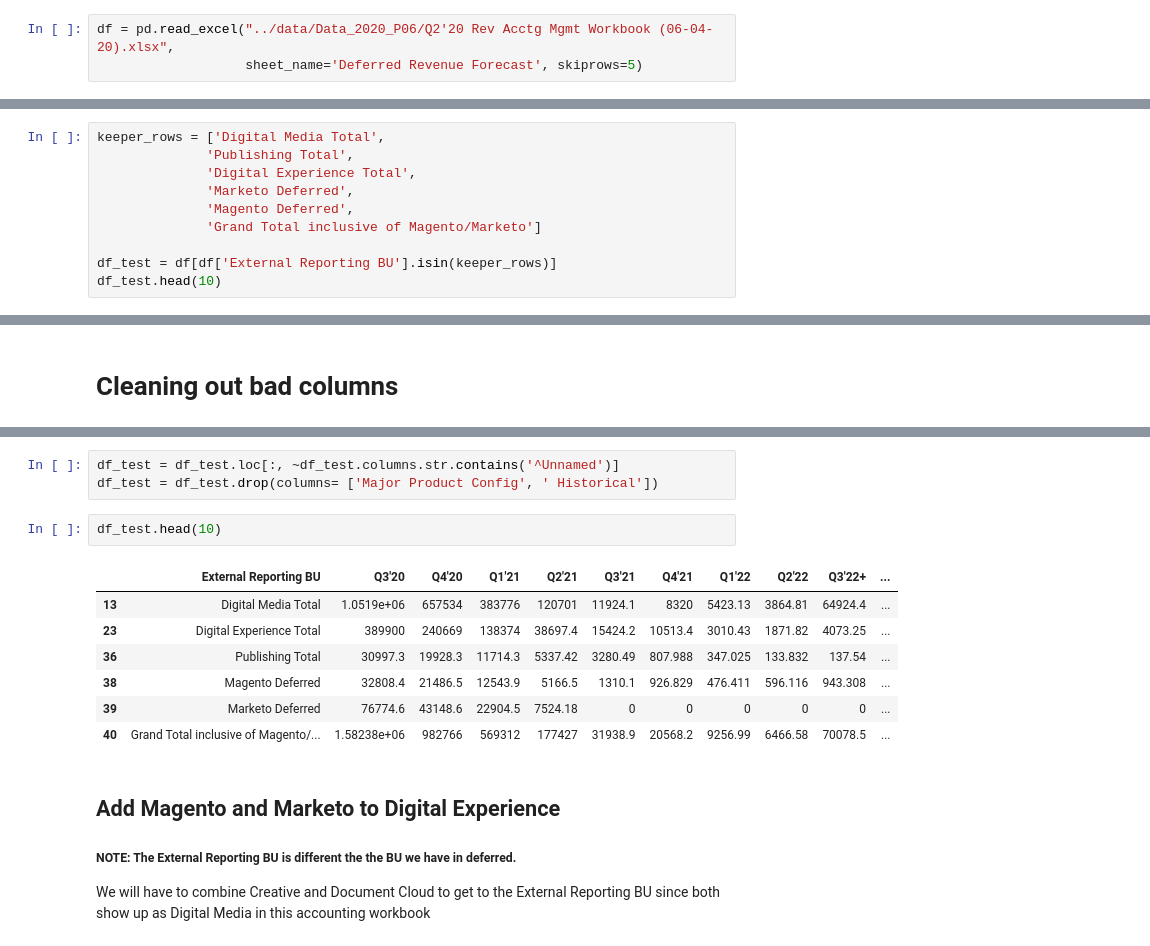
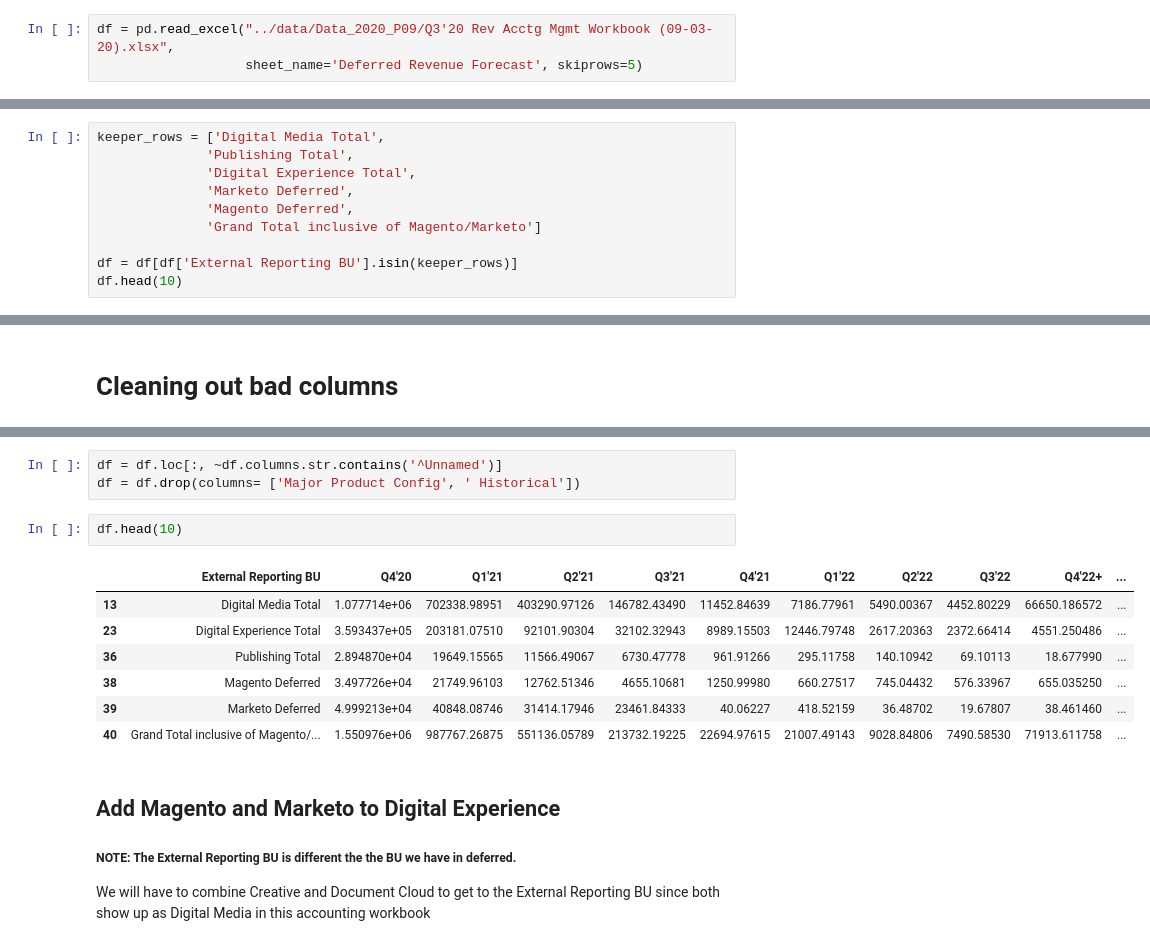
Before and after one commit to davidjsmith44/Deferred_Revenue_Forecast, a Jupyter notebook: notebooks/load_accounting_wb.ipynb, the cells around one changed output, grey strips where cells are left out. Drawn from its saved outputs; the diff is of its cells as text.

```diff
--- a/notebooks/load_accounting_wb.ipynb
+++ b/notebooks/load_accounting_wb.ipynb
@@ -71,7 +37,7 @@ To be done
 
 ##### Note: There are a lot of rows at the bottom that need to be cleaned up
 # %%
-df = pd.read_excel("../data/Data_2020_P06/Q2'20 Rev Acctg Mgmt Workbook (06-04-20).xlsx",
+df = pd.read_excel("../data/Data_2020_P09/Q3'20 Rev Acctg Mgmt Workbook (09-03-20).xlsx",
                    sheet_name='Deferred Revenue Forecast', skiprows=5)
 # %%
 df.head(10)
@@ -131,6 +152,6 @@ keeper_rows = ['Digital Media Total',
               'Magento Deferred',
               'Grand Total inclusive of Magento/Marketo']
 
-df_test = df[df['External Reporting BU'].isin(keeper_rows)]
-df_test.head(10)
+df = df[df['External Reporting BU'].isin(keeper_rows)]
+df.head(10)
 # %% [output]
@@ -162,17 +173,17 @@ Index(['External Reporting BU', 'Major Product Config', ' Historical', 'Q3'20',
       dtype='object')
 # %%
-df_test = df_test.loc[:, ~df_test.columns.str.contains('^Unnamed')]
-df_test = df_test.drop(columns= ['Major Product Config', ' Historical'])
+df = df.loc[:, ~df.columns.str.contains('^Unnamed')]
+df = df.drop(columns= ['Major Product Config', ' Historical'])
 # %%
-df_test.head(10)
+df.head(10)
 # %% [output]
-|  | External Reporting BU | Q3'20 | Q4'20 | Q1'21 | Q2'21 | Q3'21 | Q4'21 | Q1'22 | Q2'22 | Q3'22+ | ... |
-| 13 | Digital Media Total | 1.0519e+06 | 657534 | 383776 | 120701 | 11924.1 | 8320 | 5423.13 | 3864.81 | 64924.4 | ... |
-| 23 | Digital Experience Total | 389900 | 240669 | 138374 | 38697.4 | 15424.2 | 10513.4 | 3010.43 | 1871.82 | 4073.25 | ... |
-| 36 | Publishing Total | 30997.3 | 19928.3 | 11714.3 | 5337.42 | 3280.49 | 807.988 | 347.025 | 133.832 | 137.54 | ... |
-| 38 | Magento Deferred | 32808.4 | 21486.5 | 12543.9 | 5166.5 | 1310.1 | 926.829 | 476.411 | 596.116 | 943.308 | ... |
-| 39 | Marketo Deferred | 76774.6 | 43148.6 | 22904.5 | 7524.18 | 0 | 0 | 0 | 0 | 0 | ... |
-| 40 | Grand Total inclusive of Magento/... | 1.58238e+06 | 982766 | 569312 | 177427 | 31938.9 | 20568.2 | 9256.99 | 6466.58 | 70078.5 | ... |
+|  | External Reporting BU | Q4'20 | Q1'21 | Q2'21 | Q3'21 | Q4'21 | Q1'22 | Q2'22 | Q3'22 | Q4'22+ | ... |
+| 13 | Digital Media Total | 1.077714e+06 | 702338.98951 | 403290.97126 | 146782.43490 | 11452.84639 | 7186.77961 | 5490.00367 | 4452.80229 | 66650.186572 | ... |
+| 23 | Digital Experience Total | 3.593437e+05 | 203181.07510 | 92101.90304 | 32102.32943 | 8989.15503 | 12446.79748 | 2617.20363 | 2372.66414 | 4551.250486 | ... |
+| 36 | Publishing Total | 2.894870e+04 | 19649.15565 | 11566.49067 | 6730.47778 | 961.91266 | 295.11758 | 140.10942 | 69.10113 | 18.677990 | ... |
+| 38 | Magento Deferred | 3.497726e+04 | 21749.96103 | 12762.51346 | 4655.10681 | 1250.99980 | 660.27517 | 745.04432 | 576.33967 | 655.035250 | ... |
+| 39 | Marketo Deferred | 4.999213e+04 | 40848.08746 | 31414.17946 | 23461.84333 | 40.06227 | 418.52159 | 36.48702 | 19.67807 | 38.461460 | ... |
+| 40 | Grand Total inclusive of Magento/... | 1.550976e+06 | 987767.26875 | 551136.05789 | 213732.19225 | 22694.97615 | 21007.49143 | 9028.84806 | 7490.58530 | 71913.611758 | ... |
 # %% [markdown]
 ## Add Magento and Marketo to Digital Experience
 
```
Also changed, not shown: parts of 60 cells of this notebook, 9 other files.
